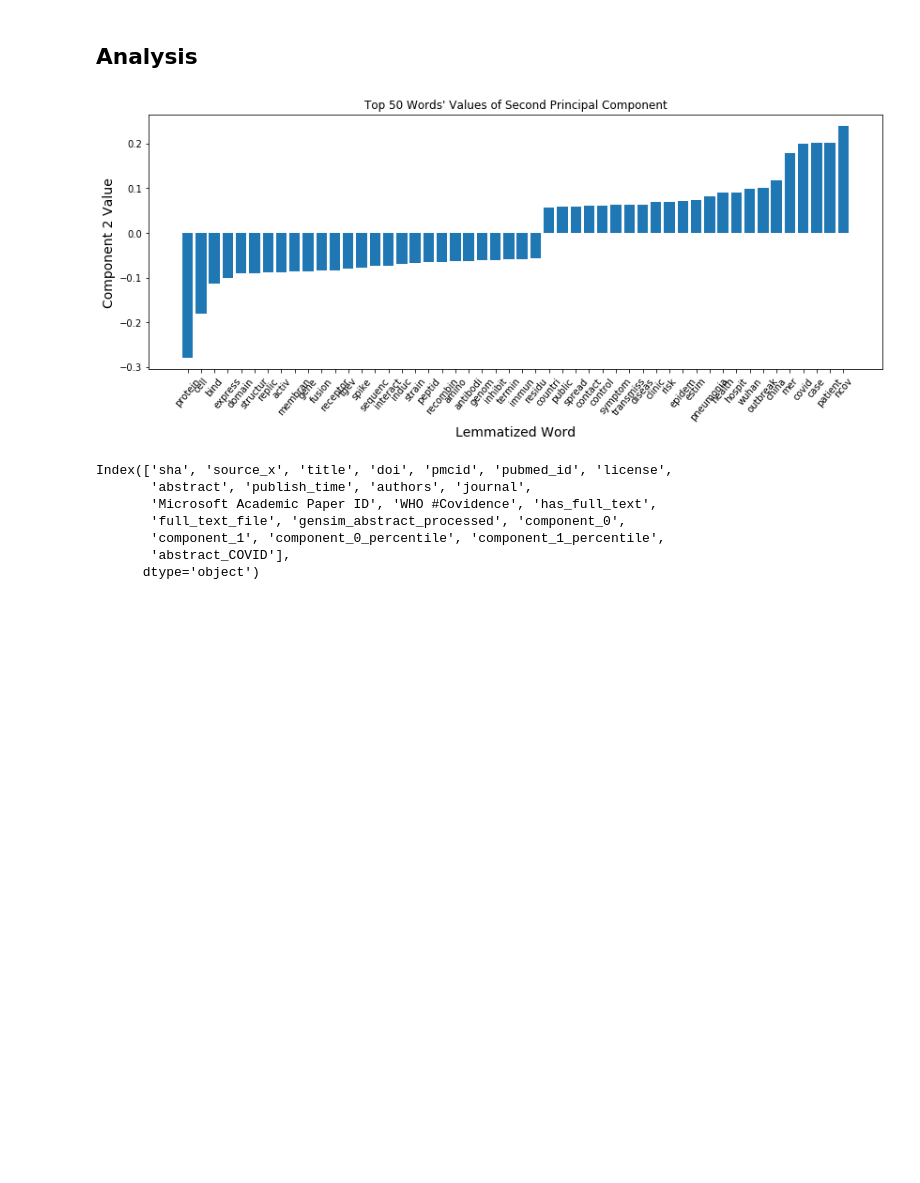
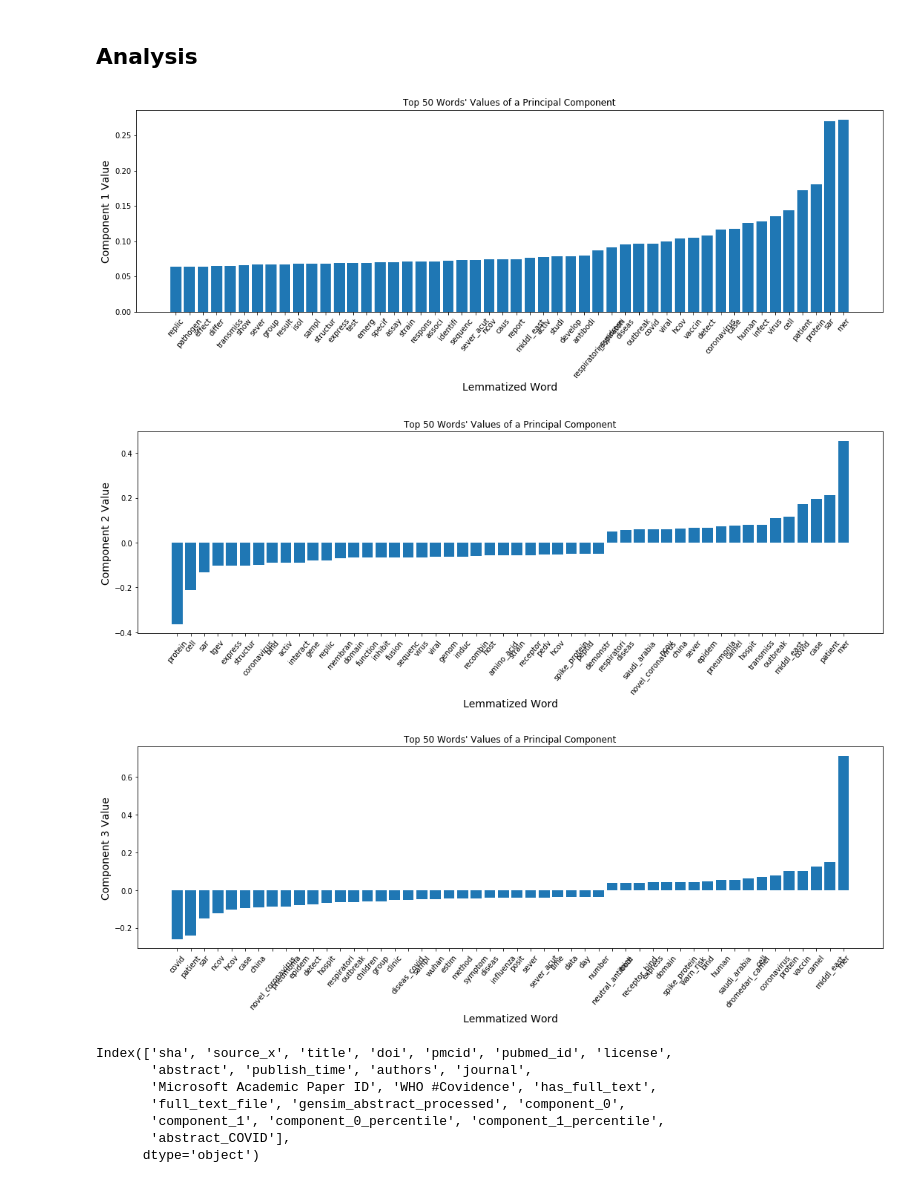
Before and after one commit to COVID19-DVRN/8-AI-Mapping-of-Relevant-Coronavirus-Literature, a Jupyter notebook: analysis/AbstractAnalytics-subsetted.ipynb, the cells around one changed output. Saved outputs shown, nothing was run; the diff lists cells and outputs as text; code cells hidden in the pictures; blank space fills up the shorter version.

```diff
--- a/analysis/AbstractAnalytics-subsetted.ipynb
+++ b/analysis/AbstractAnalytics-subsetted.ipynb
@@ -172,10 +165,3 @@ ax.set_zscale('log')
 [interactive output not drawn]
 # %% [markdown]
 ## Analysis
-# %%
-c = 1
-
-word_ids_sorted = np.argsort(np.abs(truncatedsvd.components_[c]))[::-1]
-top_words = [[dictionary[word_ids_sorted[i]], truncatedsvd.components_[c, word_ids_sorted[i]]] for i in range(50)]
-top_words = pd.DataFrame(top_words, columns=['word', 'component_score'])
-top_words = top_words.sort_values('component_score')
@@ -184,5 +167,0 @@ top_words_pd = top_words.rename({'component_score' : 'component_1'}, axis=1)
-# %%
-c=0
-word_ids_sorted = np.argsort(np.abs(truncatedsvd.components_[c]))[::-1]
-all_words = [[dictionary[i], truncatedsvd.components_[c, i]] for i in range(truncatedsvd.components_.shape[1])]
-all_words = pd.DataFrame(all_words, columns=['word', 'component_0'])
@@ -193,13 +168,32 @@ top_words_pd.to_csv('big_data/pca-top-words_abstracts-subsetted.csv', index=Fals
 # %%
-plt.figure(figsize=(14,5))
-plt.bar(height=top_words_pd['component_1'], x=top_words_pd['word'])
-plt.xticks(rotation=50)
-plt.xlabel("Lemmatized Word", size=14)
-plt.ylabel("Component 2 Value", size=14)
-plt.title("Top 50 Words' Values of Second Principal Component")
-plt.show()
+def get_top_words_and_scores(svd, dictionary, c, n, visual=True):
+    word_ids_sorted = np.argsort(np.abs(svd.components_[c]))[::-1]
+    top_words_and_scores = [[dictionary[word_ids_sorted[i]], svd.components_[c, word_ids_sorted[i]]] for i in range(n)]
+    top_words_and_scores = pd.DataFrame(
+        top_words_and_scores,columns=['word', 'component_score']).sort_values('component_score')
+
+    if visual:
+        %matplotlib inline
+        %matplotlib inline
+
+        plt.figure(figsize=(18,5))
+        plt.bar(height=top_words_and_scores['component_score'], x=top_words_and_scores['word'])
+        plt.xticks(rotation=50)
+        plt.xlabel("Lemmatized Word", size=14)
+        plt.ylabel("Component " + str(c + 1) + ' Value', size=14)
+        plt.title("Top " + str(n) + " Words' Values of a Principal Component")
+        plt.show()
+
+
+    return top_words_and_scores
-# %% [output]
-[figure, removed]
+# %%
+for i in range(3):
+    top_words_and_scores = get_top_words_and_scores(truncatedsvd, dictionary, i, 50, visual=True)
+    plt.show()
+# %% [output]
+[figure, added]
+[figure, added]
+[figure, added]
 # %%
 metadata['component_0'] = transformed[:,0] * 10**6
 metadata['component_1'] = transformed[:,1] * 10**6
```
Also changed, not shown: parts of 12 cells of this notebook, 1 other file.
